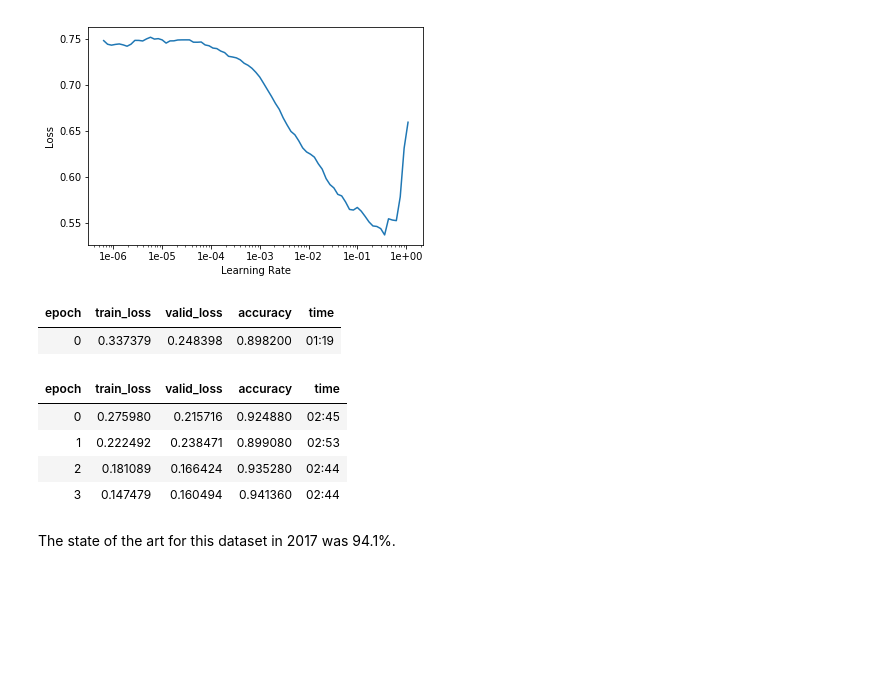
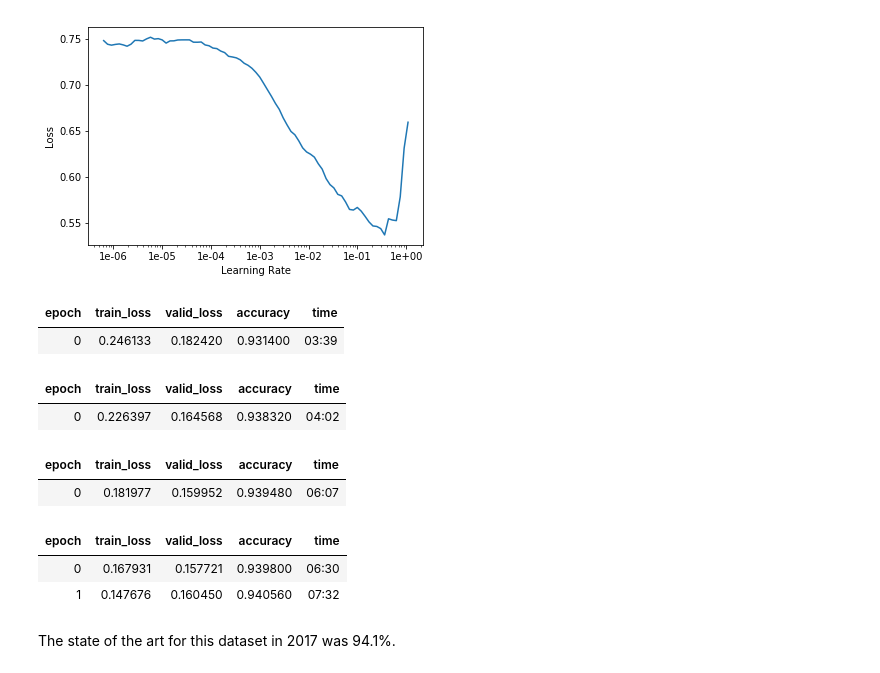
Before and after one commit to tramslegend/course-nlp, a Jupyter notebook: 5-nn-imdb.ipynb, the cells around one changed output. Drawn from its saved outputs; the diff is of its cells as text; code cells hidden in the pictures; blank space fills up the shorter version.

```diff
--- a/5-nn-imdb.ipynb
+++ b/5-nn-imdb.ipynb
@@ -531,5 +551,3 @@ For a small example, consider when completely incorrect (but reasonable sounding
 ## Classifier
 # %% [markdown]
 Now, we'll create a new data object that only grabs the labelled data and keeps those labels. Again, this line takes a bit of time.
-# %%
-path = untar_data(URLs.IMDB)
@@ -559,7 +577,7 @@ data_clas.show_batch()
 # %% [markdown]
 We can then create a model to classify those reviews and load the encoder we saved before.
 # %%
-learn_c = text_classifier_learner(data_clas, AWD_LSTM, drop_mult=0.5) .to_fp16()
+learn_c = text_classifier_learner(data_clas, AWD_LSTM, drop_mult=0.3) #.to_fp16()
 learn_c.load_encoder('fine_tuned_enc')
 learn_c.freeze()
 # %%
@@ -572,20 +590,17 @@ learn_c.recorder.plot()
 # %% [output]
 [figure]
 # %%
-learn_c.fit_one_cycle(1, 1e-2, moms=(0.8,0.7))
+learn_c.fit_one_cycle(1, 2e-2, moms=(0.8,0.7))
 # %% [output]
 | epoch | train_loss | valid_loss | accuracy | time |
-| 0 | 0.337379 | 0.248398 | 0.898200 | 01:19 |
+| 0 | 0.246133 | 0.182420 | 0.931400 | 03:39 |
 # %%
 learn_c.save('first')
 # %%
 learn_c.load('first');
 # %%
-learn_c.unfreeze()
-learn_c.fit_one_cycle(4, slice(1e-2/(2.6**4),1e-2), moms=(0.8,0.7))
+learn_c.freeze_to(-2)
+learn_c.fit_one_cycle(1, slice(1e-2/(2.6**4),1e-2), moms=(0.8,0.7))
 # %% [output]
 | epoch | train_loss | valid_loss | accuracy | time |
-| 0 | 0.275980 | 0.215716 | 0.924880 | 02:45 |
-| 1 | 0.222492 | 0.238471 | 0.899080 | 02:53 |
-| 2 | 0.181089 | 0.166424 | 0.935280 | 02:44 |
-| 3 | 0.147479 | 0.160494 | 0.941360 | 02:44 |
+| 0 | 0.226397 | 0.164568 | 0.938320 | 04:02 |
@@ -591,0 +609,6 @@ learn_c.fit_one_cycle(4, slice(1e-2/(2.6**4),1e-2), moms=(0.8,0.7))
+# %%
+learn_c.freeze_to(-3)
+learn_c.fit_one_cycle(1, slice(5e-3/(2.6**4),5e-3), moms=(0.8,0.7))
+# %% [output]
+| epoch | train_loss | valid_loss | accuracy | time |
+| 0 | 0.181977 | 0.159952 | 0.939480 | 06:07 |
@@ -592,3 +617,10 @@ learn_c.fit_one_cycle(4, slice(1e-2/(2.6**4),1e-2), moms=(0.8,0.7))
+# %%
+learn_c.unfreeze()
+learn_c.fit_one_cycle(2, slice(1e-3/(2.6**4),1e-3), moms=(0.8,0.7))
+# %% [output]
+| epoch | train_loss | valid_loss | accuracy | time |
+| 0 | 0.167931 | 0.157721 | 0.939800 | 06:30 |
+| 1 | 0.147676 | 0.160450 | 0.940560 | 07:32 |
 # %% [markdown]
 The state of the art for this dataset in 2017 was 94.1%.
 # %%
```
Also changed, not shown: parts of 21 cells of this notebook, 3 other files.
